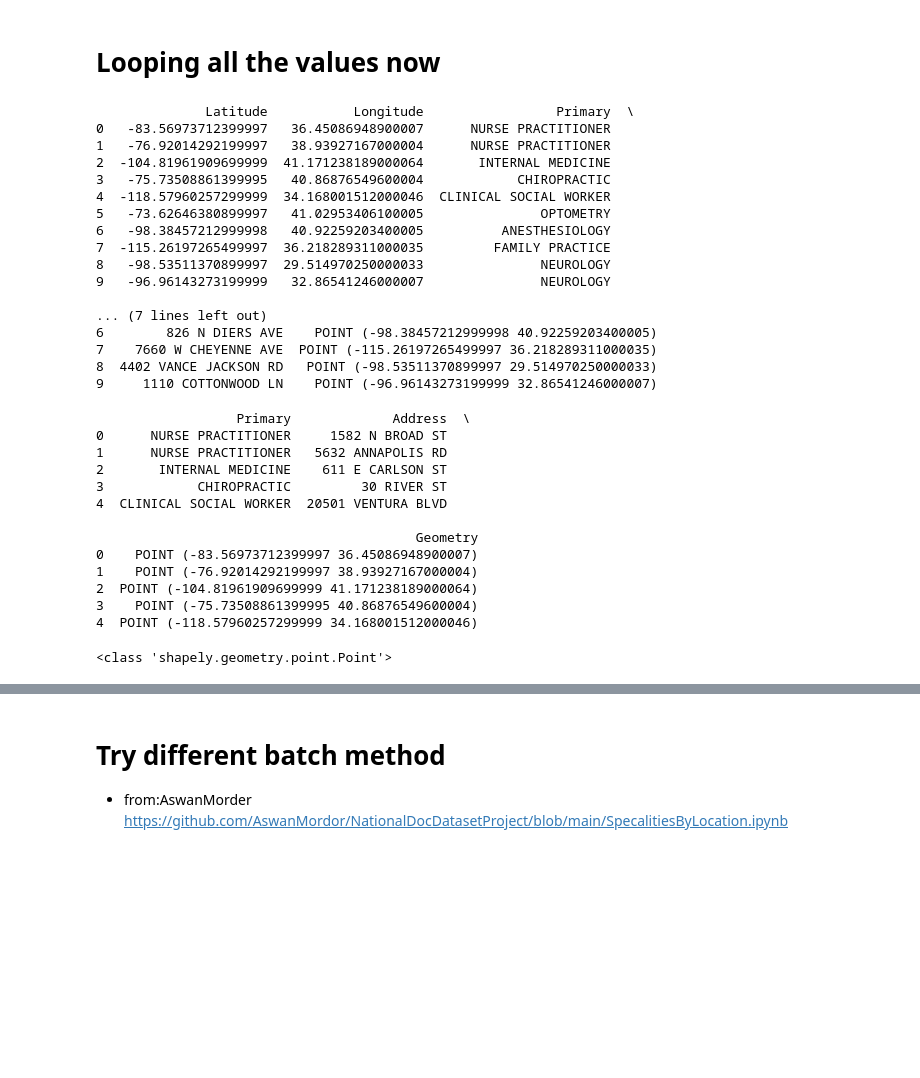
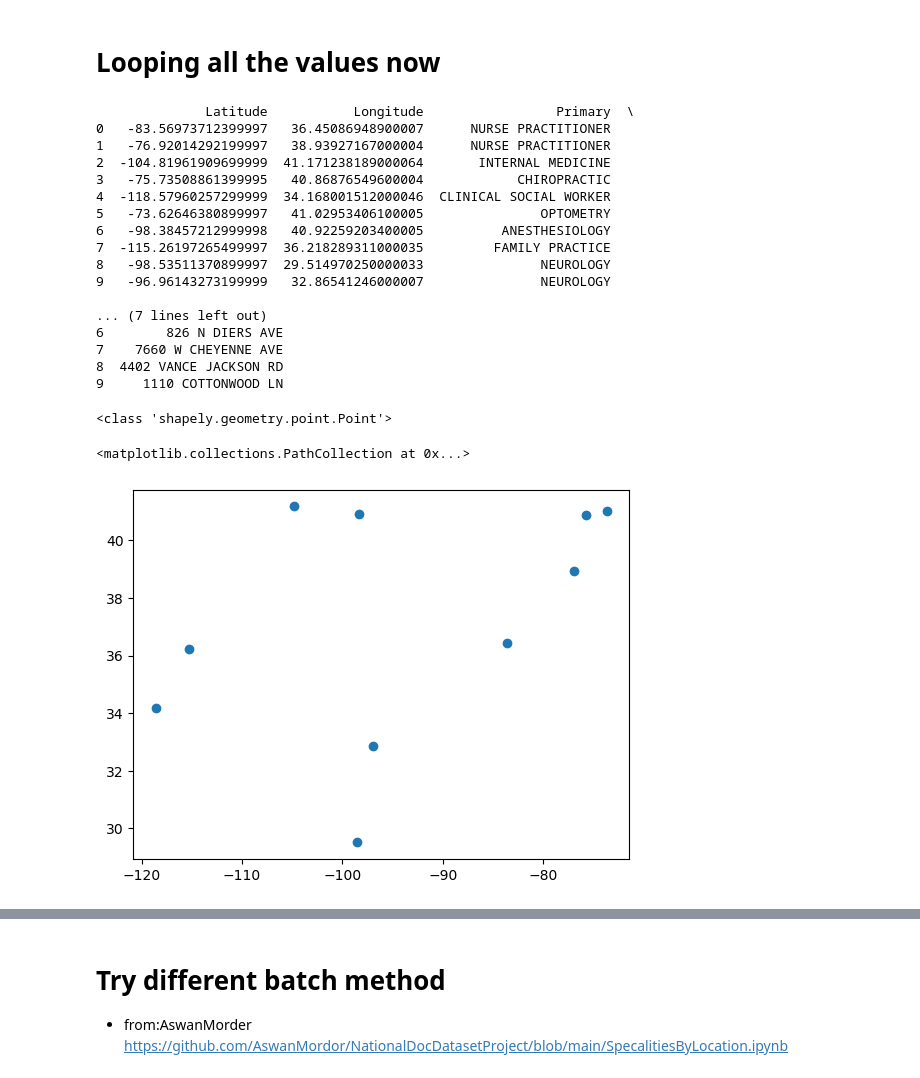
Before and after one commit to msjopyho/NationalDocDatasetProject, a Jupyter notebook: NationalDocDatasetProject.ipynb, the cells around one changed output, grey strips where cells are left out. Drawn from its saved outputs; the diff is of its cells as text; code cells hidden in the pictures; blank space fills up the shorter version.

Commit message:
geo.explore cleaned data

```diff
--- a/NationalDocDatasetProject.ipynb
+++ b/NationalDocDatasetProject.ipynb
@@ -287,7 +287,7 @@ for x in range(batch):
     URL = 'https://geocoding.geo.census.gov/geocoder/locations/addressbatch'
     with open('/Users/johannahoang/PycharmProjects/NationalDocData/Users/johannahoang/PycharmProjects/NationalDocData/addresses.csv', 'rb') as input_file:
         geo = requests.post(files={'addressFile': input_file}, url=URL, data={'benchmark':'Public_AR_Current'})
-    gdf = pd.read_csv(io.StringIO(geo.text), sep=',', header=None, quoting=csv.QUOTE_ALL, index_col= False, names=names)
+    gdf = pd.read_csv(io.StringIO(geo.text), sep=',', header=None, quoting=csv.QUOTE_ALL, index_col= False)
     gdf.reset_index()
     #get coordinates
     coord = gdf.iloc[0][5]
@@ -300,7 +300,7 @@ for x in range(batch):
     new_dict['Longitude'] = lon
     new_dict['Primary'] = primary
     new_dict['Address'] = addresses['adr_ln_1'].iloc[x]
-    new_dict['Geometry'] = Point(float(lat), float(lon))
+    #new_dict['Geometry'] = Point(float(lat), float(lon))
     geo_dict.append(new_dict)
     x=x+1
 
@@ -321,27 +321,8 @@ print(geo_df)
 9   -96.96143273199999   32.86541246000007               NEUROLOGY
 
 ... (7 lines left out)
-6        826 N DIERS AVE    POINT (-98.38457212999998 40.92259203400005)
-7    7660 W CHEYENNE AVE  POINT (-115.26197265499997 36.218289311000035)
-8  4402 VANCE JACKSON RD   POINT (-98.53511370899997 29.514970250000033)
-9     1110 COTTONWOOD LN    POINT (-96.96143273199999 32.86541246000007)
+6        826 N DIERS AVE
+7    7660 W CHEYENNE AVE
+8  4402 VANCE JACKSON RD
+9     1110 COTTONWOOD LN
-# %%
-gdf = geo_df[['Primary', 'Address', 'Geometry']].fillna(0)
-# gdf = geo_df[['Primary', 'Address', 'Geometry']].fillna(0)
-# gdf.explore()
-print(gdf)
-# %% [output]
-                  Primary             Address  \
-0      NURSE PRACTITIONER     1582 N BROAD ST
-1      NURSE PRACTITIONER   5632 ANNAPOLIS RD
-2       INTERNAL MEDICINE    611 E CARLSON ST
-3            CHIROPRACTIC         30 RIVER ST
-4  CLINICAL SOCIAL WORKER  20501 VENTURA BLVD
-
-                                         Geometry
-0    POINT (-83.56973712399997 36.45086948900007)
-1    POINT (-76.92014292199997 38.93927167000004)
-2  POINT (-104.81961909699999 41.171238189000064)
-3    POINT (-75.73508861399995 40.86876549600004)
-4  POINT (-118.57960257299999 34.168001512000046)
 # %%
@@ -349,2 +330,19 @@ print(type(geo_df['Geometry'].iloc[1]))
 # %% [output]
 <class 'shapely.geometry.point.Point'>
+# %%
+point_list = geo_df['Geometry'].tolist()
+
+# points = [Point(-4.85624511894443, 37.1837967179202),
+#           Point(-4.855703975302475, 37.18401757756585),
+#           Point(-4.85516283166052, 37.1842384372115),
+#           Point(-4.85343407576431, 37.182006629169),
+#           Point(-4.85347524651836, 37.1804461589773),
+#           Point(-4.855792124429867, 37.18108913443582),
+#           Point(-4.85624511894443, 37.1837967179202)]
+xs = [point.x for point in point_list]
+ys = [point.y for point in point_list]
+plt.scatter(xs, ys)
+# or plt.plot(xs, ys) if you want to connect points by lines
+# %% [output]
+<matplotlib.collections.PathCollection at 0x...>
+[figure, added]
```
Also changed, not shown: parts of 10 cells of this notebook.
